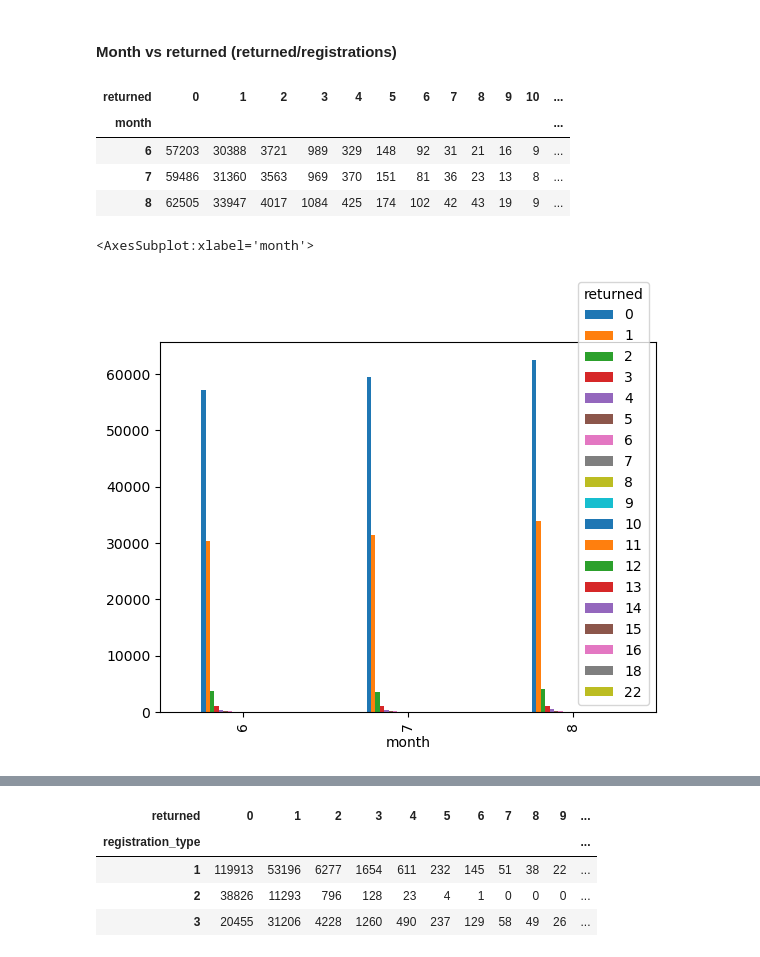
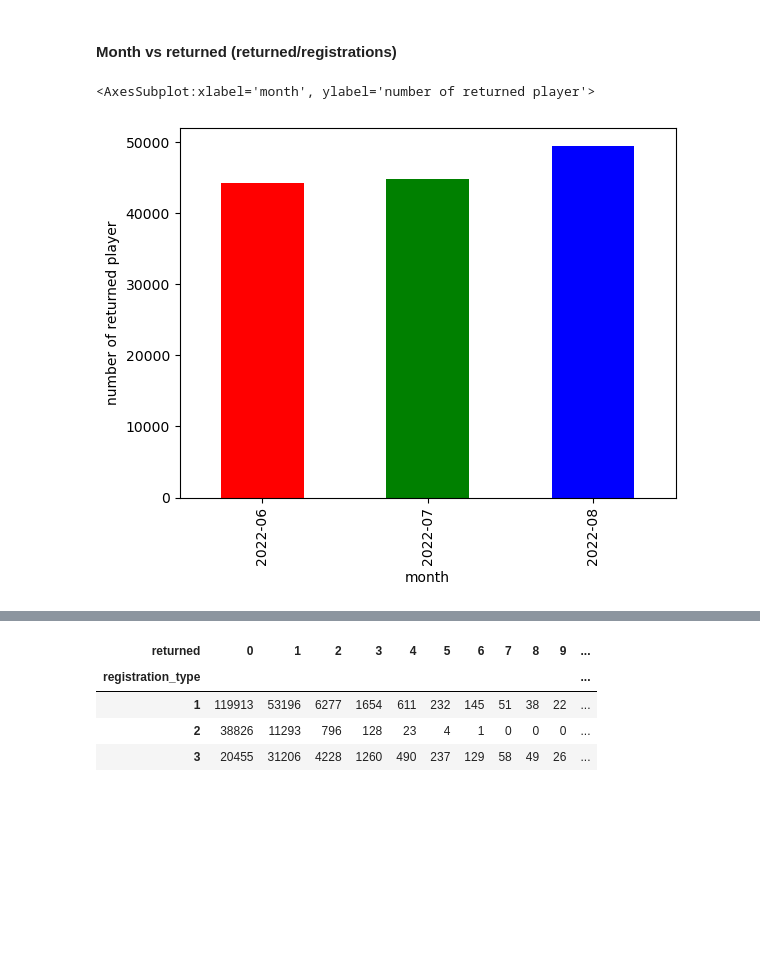
Before and after one commit to alexiandra97/T11-ML-project, a Jupyter notebook: T11-Machine-learning-model.ipynb, the cells around one changed output, grey strips where cells are left out. Saved outputs shown, nothing was run; the diff lists cells and outputs as text; code cells hidden in the pictures; blank space fills up the shorter version.

```diff
--- a/T11-Machine-learning-model.ipynb
+++ b/T11-Machine-learning-model.ipynb
@@ -424,15 +419,7 @@ We can see that most of new users were targeted by any T11 marketing campaigns,
 # %% [markdown]
 #### Month vs returned (returned/registrations)
 # %%
-pd.crosstab(df_train.month, df_train.returned)
+df_train_analysis['returned'].groupby(df_train_analysis['date'].dt.to_period('M')).sum().plot(kind='bar', ylabel='number of returned player', xlabel='month', color=['red', 'green', 'blue'])
 # %% [output]
-| returned | 0 | 1 | 2 | 3 | 4 | 5 | 6 | 7 | 8 | 9 | 10 | ... |
-| month |  |  |  |  |  |  |  |  |  |  |  | ... |
-| 6 | 57203 | 30388 | 3721 | 989 | 329 | 148 | 92 | 31 | 21 | 16 | 9 | ... |
-| 7 | 59486 | 31360 | 3563 | 969 | 370 | 151 | 81 | 36 | 23 | 13 | 8 | ... |
-| 8 | 62505 | 33947 | 4017 | 1084 | 425 | 174 | 102 | 42 | 43 | 19 | 9 | ... |
+<AxesSubplot:xlabel='month', ylabel='number of returned player'>
+[figure, added]
-# %%
-pd.crosstab(df_train.month, df_train.returned).plot(kind = 'bar')
-# %% [output]
-<AxesSubplot:xlabel='month'>
-[figure, removed]
```
Also changed, not shown: parts of 38 cells of this notebook.
